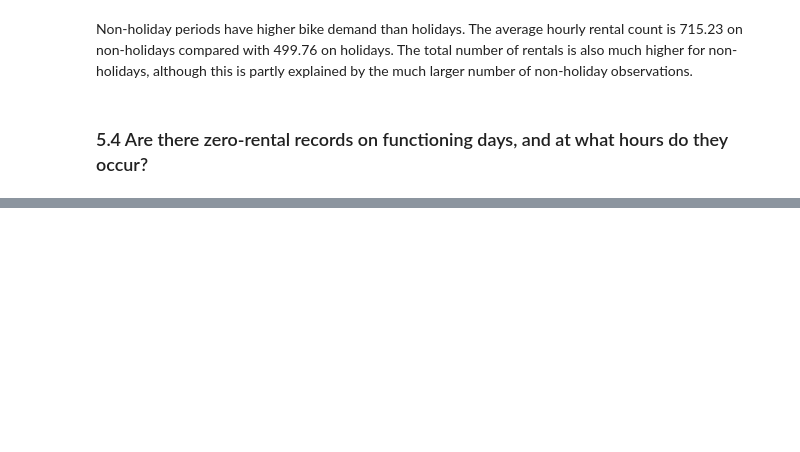
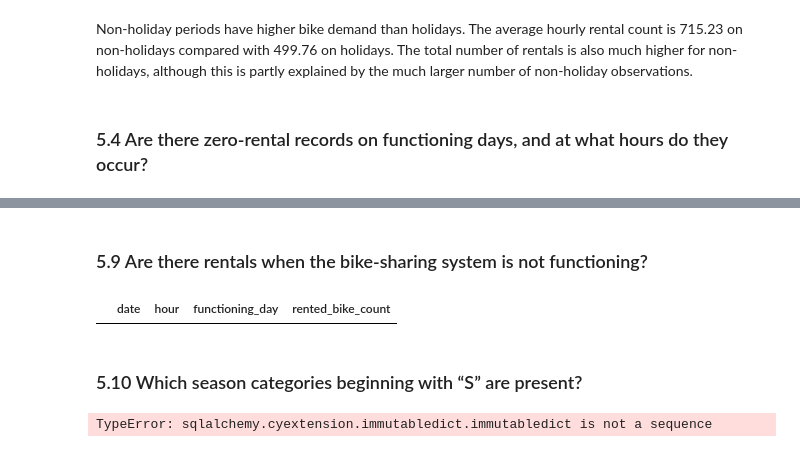
Before and after one commit to BorysZhyhalo/goit-rdb-hw-03, a Jupyter notebook: hw_3_data__loading_sql_dql.ipynb, the cells around one changed output, grey strips where cells are left out. Saved outputs shown, nothing was run; the diff lists cells and outputs as text; code cells hidden in the pictures; blank space fills up the shorter version.

```diff
--- a/hw_3_data__loading_sql_dql.ipynb
+++ b/hw_3_data__loading_sql_dql.ipynb
@@ -554,0 +749,28 @@ pd.read_sql("""
+# %% [markdown]
+### 5.9 Are there rentals when the bike-sharing system is not functioning?
+# %%
+pd.read_sql("""
+    SELECT
+        date,
+        hour,
+        functioning_day,
+        rented_bike_count
+    FROM hw3_bike_clean
+    WHERE functioning_day IS DISTINCT FROM TRUE
+      AND rented_bike_count > 0
+    ORDER BY rented_bike_count DESC;
+""", engine)
+# %% [output]
+|  | date | hour | functioning_day | rented_bike_count |
+# %% [markdown]
+### 5.10 Which season categories beginning with “S” are present?
+# %%
+pd.read_sql("""
+    SELECT DISTINCT
+        seasons
+    FROM hw3_bike_clean
+    WHERE seasons ILIKE 'S%'
+    ORDER BY seasons;
+""", engine)
+# %% [output]
+TypeError: sqlalchemy.cyextension.immutabledict.immutabledict is not a sequence
```
Also changed, not shown: parts of 40 cells of this notebook.
